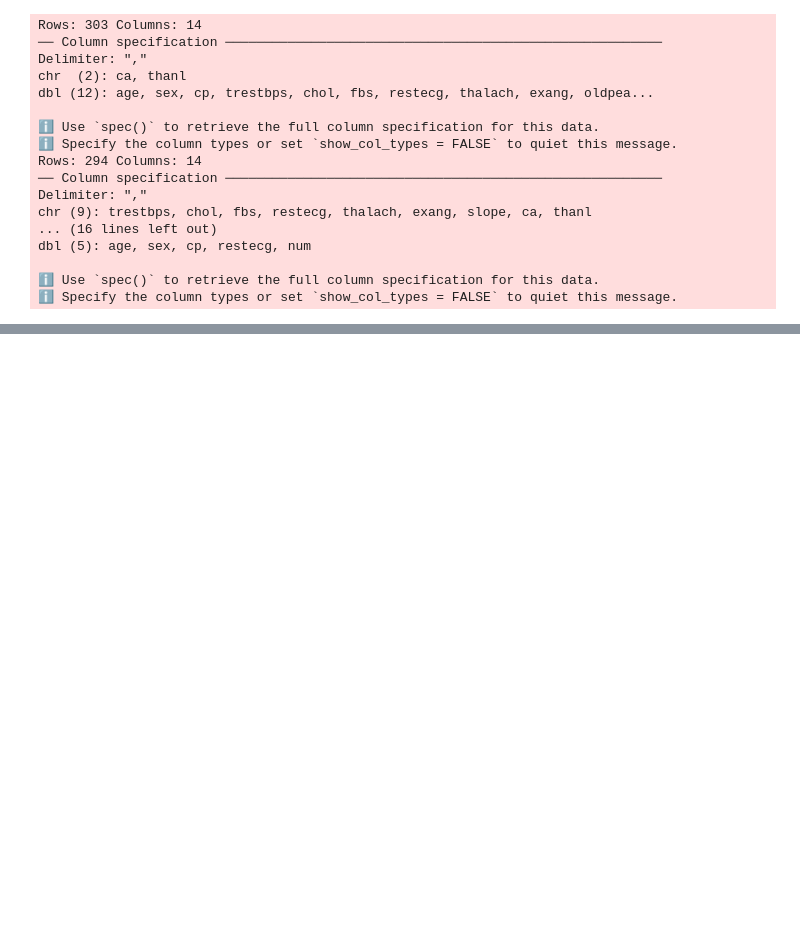
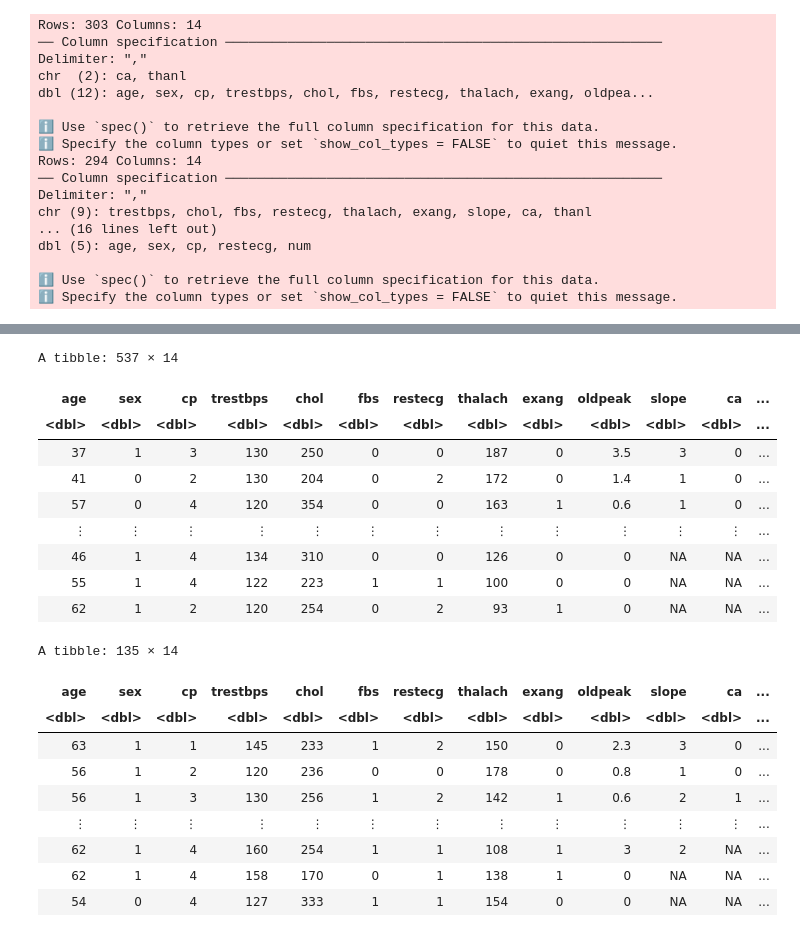
Before and after one commit to Dangel02/heartdisease_dataset, a Jupyter notebook: methods by Sam.ipynb, the cells around one changed output, grey strips where cells are left out. Saved outputs shown, nothing was run; the diff lists cells and outputs as text; code cells hidden in the pictures; blank space fills up the shorter version.

```diff
--- a/methods by Sam.ipynb
+++ b/methods by Sam.ipynb
@@ -147,0 +122,29 @@ plot_oldpeak <- ggplot(oldpeak_data, aes(x = oldpeak, y = count)) +
+# %%
+# Split data into training (80%) and testing (20%) data
+heart_split <- initial_split(heart_data, prop = 0.80, strata = num)
+heart_train <- training(heart_split)
+heart_test <- testing(heart_split)
+
+heart_train
+heart_test
+# %% [output]
+A tibble: 537 × 14
+| age | sex | cp | trestbps | chol | fbs | restecg | thalach | exang | oldpeak | slope | ca | ... |
+| <dbl> | <dbl> | <dbl> | <dbl> | <dbl> | <dbl> | <dbl> | <dbl> | <dbl> | <dbl> | <dbl> | <dbl> | ... |
+| 37 | 1 | 3 | 130 | 250 | 0 | 0 | 187 | 0 | 3.5 | 3 | 0 | ... |
+| 41 | 0 | 2 | 130 | 204 | 0 | 2 | 172 | 0 | 1.4 | 1 | 0 | ... |
+| 57 | 0 | 4 | 120 | 354 | 0 | 0 | 163 | 1 | 0.6 | 1 | 0 | ... |
+| ⋮ | ⋮ | ⋮ | ⋮ | ⋮ | ⋮ | ⋮ | ⋮ | ⋮ | ⋮ | ⋮ | ⋮ | ... |
+| 46 | 1 | 4 | 134 | 310 | 0 | 0 | 126 | 0 | 0 | NA | NA | ... |
+| 55 | 1 | 4 | 122 | 223 | 1 | 1 | 100 | 0 | 0 | NA | NA | ... |
+| 62 | 1 | 2 | 120 | 254 | 0 | 2 | 93 | 1 | 0 | NA | NA | ... |
+A tibble: 135 × 14
+| age | sex | cp | trestbps | chol | fbs | restecg | thalach | exang | oldpeak | slope | ca | ... |
+| <dbl> | <dbl> | <dbl> | <dbl> | <dbl> | <dbl> | <dbl> | <dbl> | <dbl> | <dbl> | <dbl> | <dbl> | ... |
+| 63 | 1 | 1 | 145 | 233 | 1 | 2 | 150 | 0 | 2.3 | 3 | 0 | ... |
+| 56 | 1 | 2 | 120 | 236 | 0 | 0 | 178 | 0 | 0.8 | 1 | 0 | ... |
+| 56 | 1 | 3 | 130 | 256 | 1 | 2 | 142 | 1 | 0.6 | 2 | 1 | ... |
+| ⋮ | ⋮ | ⋮ | ⋮ | ⋮ | ⋮ | ⋮ | ⋮ | ⋮ | ⋮ | ⋮ | ⋮ | ... |
+| 62 | 1 | 4 | 160 | 254 | 1 | 1 | 108 | 1 | 3 | 2 | NA | ... |
+| 62 | 1 | 4 | 158 | 170 | 0 | 1 | 138 | 1 | 0 | NA | NA | ... |
+| 54 | 0 | 4 | 127 | 333 | 1 | 1 | 154 | 0 | 0 | NA | NA | ... |
```
Also changed, not shown: parts of 25 cells of this notebook.
